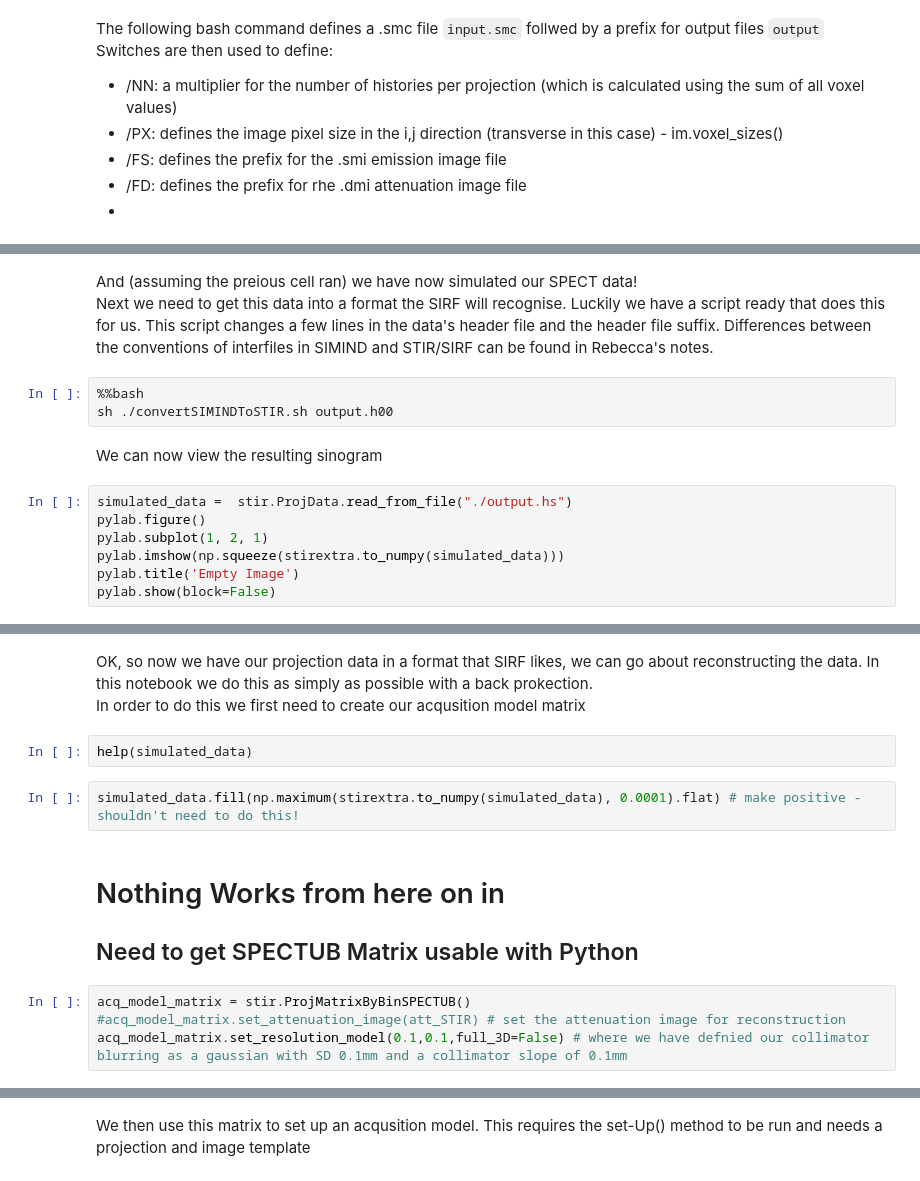
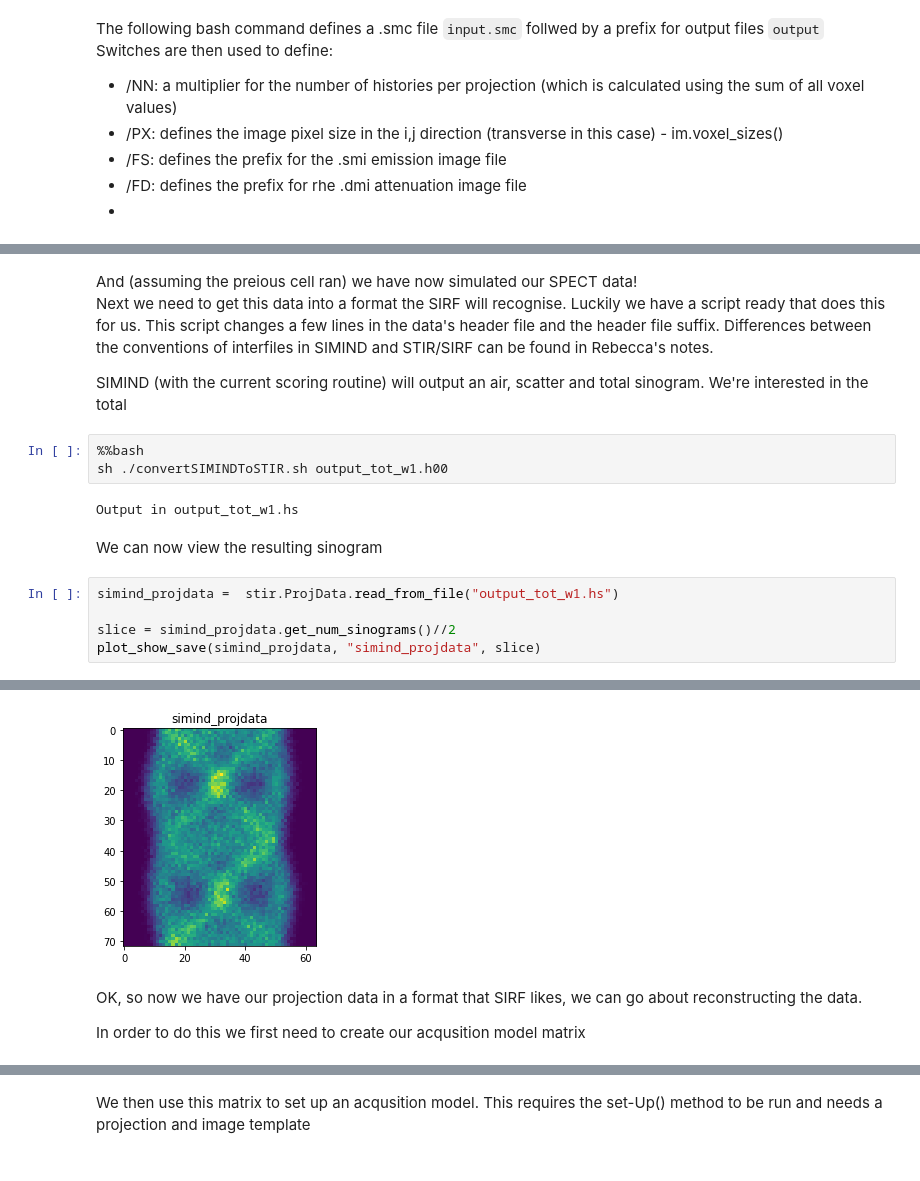
Before and after one commit to samdporter/STIR-SIMIND-Connection, a Jupyter notebook: STIR_simind.ipynb, the cells around one changed output, grey strips where cells are left out. Cells and saved outputs as stored; diff of their text form.

```diff
--- a/STIR_simind.ipynb
+++ b/STIR_simind.ipynb
@@ -130,15 +166,18 @@ simind input output/NN:0.001/PX:0.4/FS:image.smi/FD:attenuation_simind.dmi/IF:tu
 And (assuming the preious cell ran) we have now simulated our SPECT data!\
 Next we need to get this data into a format the SIRF will recognise. Luckily we have a script ready that does this for us.
 This script changes a few lines in the data's header file and the header file suffix. Differences between the conventions of interfiles in SIMIND and STIR/SIRF can be found in Rebecca's notes.
+
+SIMIND (with the current scoring routine) will output an air, scatter and total sinogram. We're interested in the total
 # %%
 %%bash
-sh ./convertSIMINDToSTIR.sh output.h00
+sh ./convertSIMINDToSTIR.sh output_tot_w1.h00
+# %% [output]
+Output in output_tot_w1.hs
 # %% [markdown]
 We can now view the resulting sinogram
-# %%
-simulated_data =  stir.ProjData.read_from_file("./output.hs")
-pylab.figure()
-pylab.subplot(1, 2, 1)
-pylab.imshow(np.squeeze(stirextra.to_numpy(simulated_data)))
-pylab.title('Empty Image')
-pylab.show(block=False)
+# %%
+simind_projdata =  stir.ProjData.read_from_file("output_tot_w1.hs")
+
+slice = simind_projdata.get_num_sinograms()//2
+plot_show_save(simind_projdata, "simind_projdata", slice)
+# %% [output]
@@ -145,14 +185,5 @@ pylab.show(block=False)
+[figure, added]
 # %% [markdown]
-OK, so now we have our projection data in a format that SIRF likes, we can go about reconstructing the data. In this notebook we do this as simply as possible with a back prokection. \
+OK, so now we have our projection data in a format that SIRF likes, we can go about reconstructing the data.
+
 In order to do this we first need to create our acqusition model matrix
-# %%
-help(simulated_data)
-# %%
-simulated_data.fill(np.maximum(stirextra.to_numpy(simulated_data), 0.0001).flat) # make positive - shouldn't need to do this!
-# %% [markdown]
-# Nothing Works from here on in
-## Need to get SPECTUB Matrix usable with Python
-# %%
-acq_model_matrix = stir.ProjMatrixByBinSPECTUB()
-#acq_model_matrix.set_attenuation_image(att_STIR) # set the attenuation image for reconstruction
-acq_model_matrix.set_resolution_model(0.1,0.1,full_3D=False) # where we have defnied our collimator blurring as a gaussian with SD 0.1mm and a collimator slope of 0.1mm
```
Also changed, not shown: parts of 40 cells of this notebook, 1 other file.
